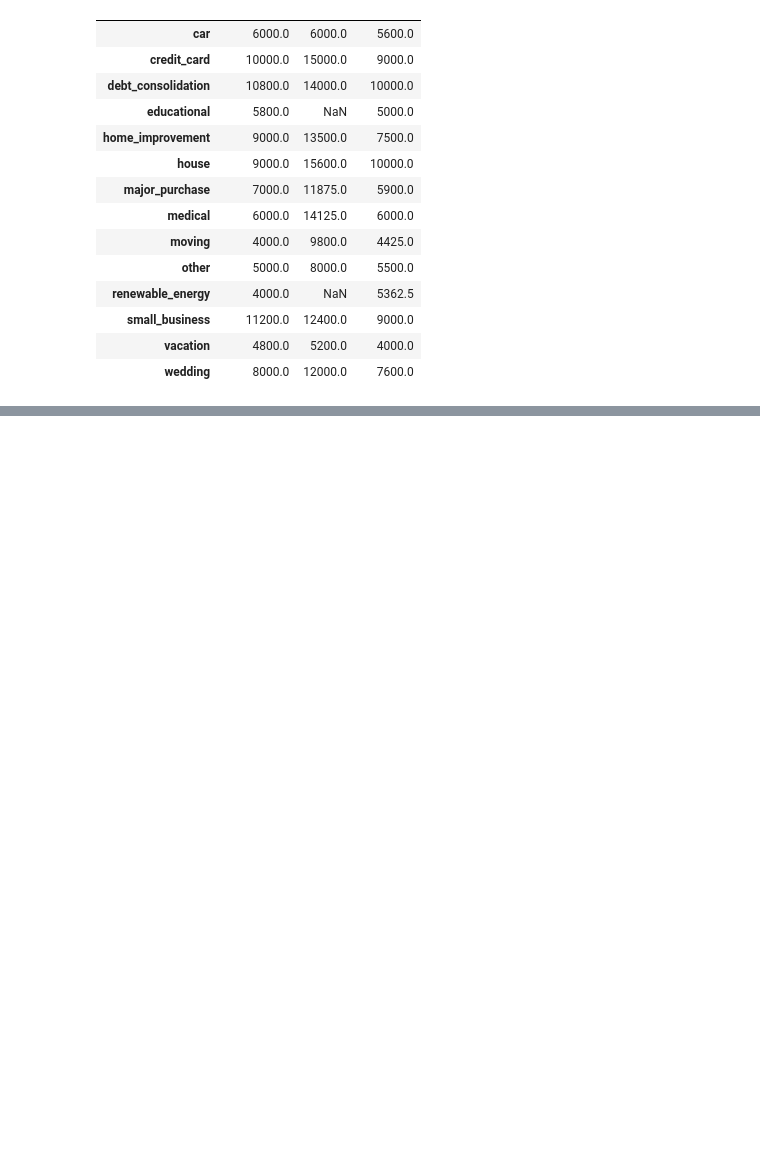
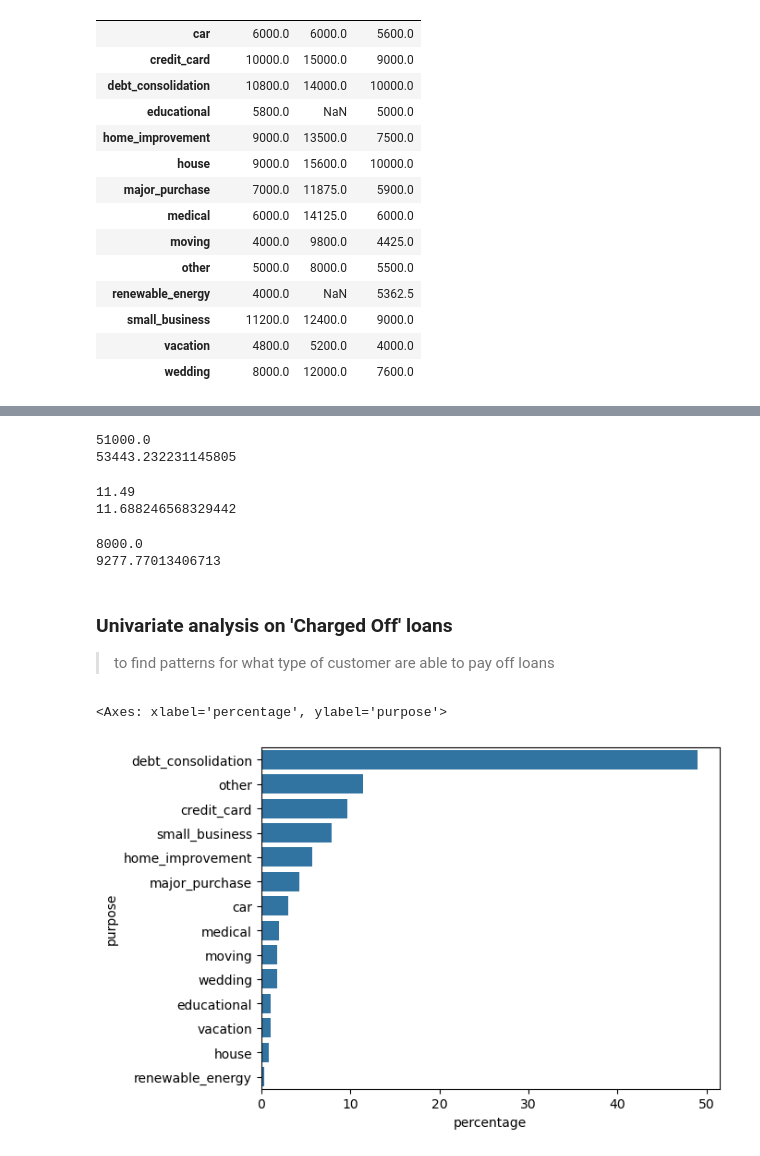
Before and after one commit to jatinmj/LendingClub_CaseStudy, a Jupyter notebook: Lending_club_caseStudy_Ishita_bhargava.ipynb, the cells around one changed output, grey strips where cells are left out. Cells and saved outputs as stored; diff of their text form; code cells hidden in the pictures; blank space fills up the shorter version.

Commit message:
New univariate analysis

```diff
--- a/Lending_club_caseStudy_Ishita_bhargava.ipynb
+++ b/Lending_club_caseStudy_Ishita_bhargava.ipynb
@@ -1542,0 +1551,39 @@ pt_loanamount
+# %%
+df=df[df['earliest_cr_line'].dt.year<=2011]
+# %%
+data_fullypaid=df[df['loan_status']=='Fully Paid']
+data_chargedoff=df[df['loan_status']=='Charged Off']
+data_current=df[df['loan_status']=='Current']
+# %%
+print(df['annual_inc'].median())
+print(df['annual_inc'].mean())
+# %% [output]
+51000.0
+53443.232231145805
+# %%
+print(df['int_rate'].median())
+print(df['int_rate'].mean())
+# %% [output]
+11.49
+11.688246568329442
+# %%
+print(df['loan_amnt'].median())
+print(df['loan_amnt'].mean())
+# %% [output]
+8000.0
+9277.77013406713
+# %% [markdown]
+### Univariate analysis on 'Charged Off' loans
+> to find patterns for what type of customer are able to pay off loans
+# %%
+#data_chargedoff
+#sns.countplot(data_chargedoff['purpose'])
+data_percent = data_chargedoff['purpose'].value_counts(normalize=True) * 100
+
+# Convert to DataFrame for plotting
+data_percent_df = data_percent.reset_index()
+data_percent_df.columns = ['purpose', 'percentage']
+sns.barplot(data_percent_df,y='purpose',x='percentage')
+# %% [output]
+<Axes: xlabel='percentage', ylabel='purpose'>
+[figure, added]
```
Also changed, not shown: parts of 14 cells of this notebook, 1 other file.
